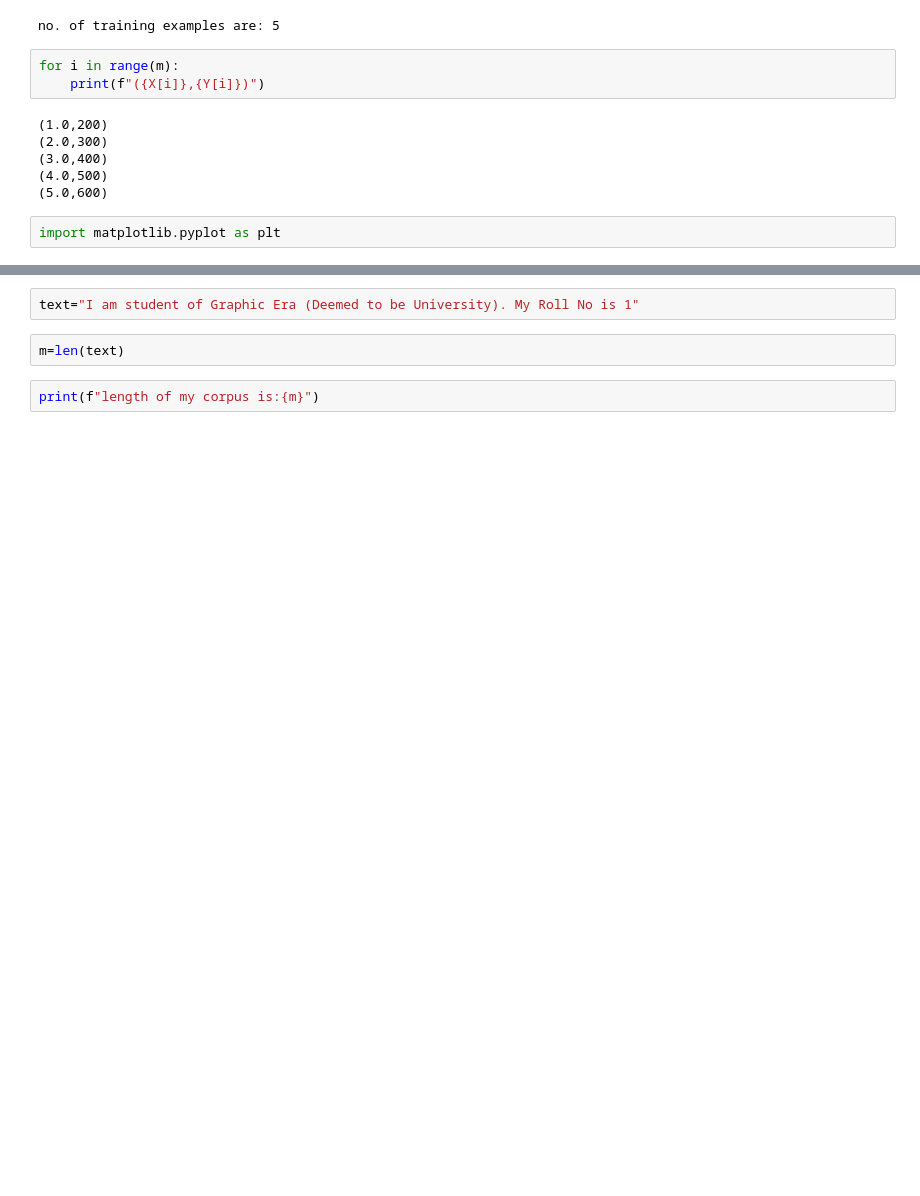
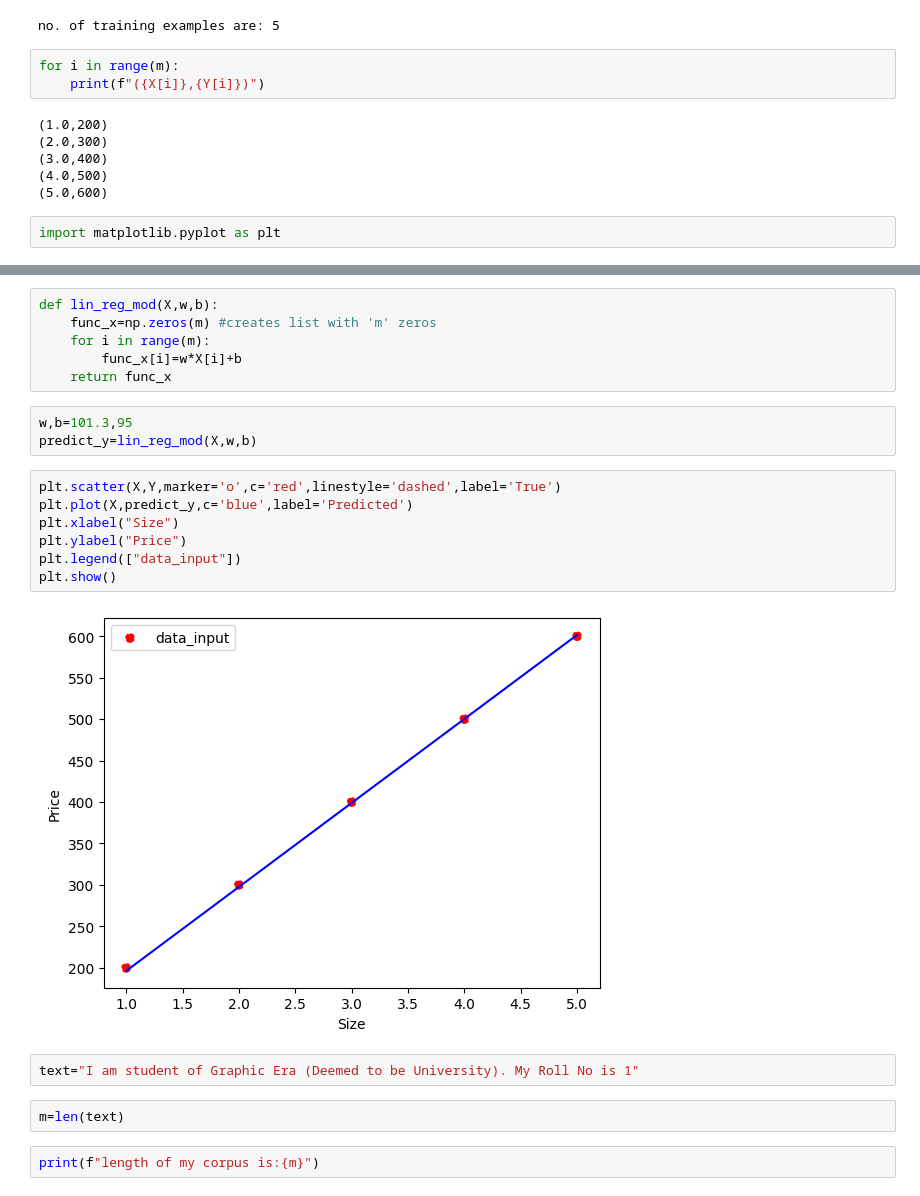
Before and after one commit to Abhilakshya627/Journey, a Jupyter notebook: JupyterNotebook/TCS364/TCS-364_INTRODUCTION.ipynb, the cells around one changed output, grey strips where cells are left out. Saved outputs shown, nothing was run; the diff lists cells and outputs as text; blank space fills up the shorter version.

```diff
--- a/JupyterNotebook/TCS364/TCS-364_INTRODUCTION.ipynb
+++ b/JupyterNotebook/TCS364/TCS-364_INTRODUCTION.ipynb
@@ -57,3 +48,21 @@ Requirement already satisfied: colorama in c:\users\ashwi\anaconda3\lib\site-pac
+# %%
+def lin_reg_mod(X,w,b):
+    func_x=np.zeros(m) #creates list with 'm' zeros
+    for i in range(m):
+        func_x[i]=w*X[i]+b
+    return func_x
+# %%
+w,b=101.3,95
+predict_y=lin_reg_mod(X,w,b)
+# %%
+plt.scatter(X,Y,marker='o',c='red',linestyle='dashed',label='True')
+plt.plot(X,predict_y,c='blue',label='Predicted')
+plt.xlabel("Size")
+plt.ylabel("Price")
+plt.legend(["data_input"])
+plt.show()
+# %% [output]
+[figure, added]
 # %%
 text="I am student of Graphic Era (Deemed to be University). My Roll No is 1"
 # %%
```
Also changed, not shown: parts of 8 cells of this notebook, 1 other file.
